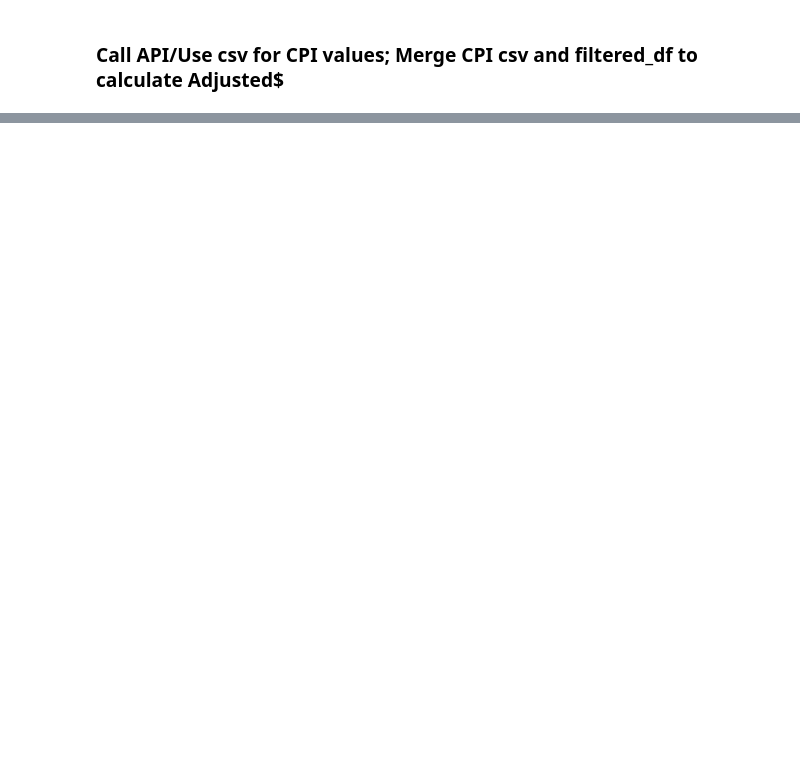
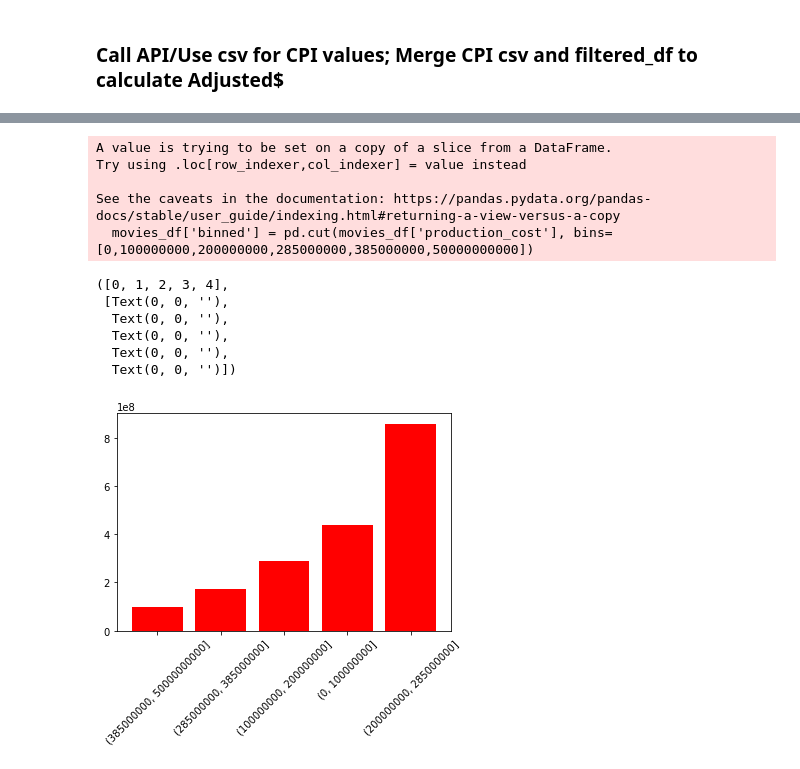
Before and after one commit to geethakan/proj1-eda-top500movies, a Jupyter notebook: MoviesPy/moviepy.ipynb, the cells around one changed output, grey strips where cells are left out. Drawn from its saved outputs; the diff is of its cells as text; code cells hidden in the pictures; blank space fills up the shorter version.

```diff
--- a/MoviesPy/moviepy.ipynb
+++ b/MoviesPy/moviepy.ipynb
@@ -175,7 +428,24 @@ movies_df.head()
 # %%
 #Stacked Bar plot, Budget Vs domestic_gross and worldwide gross for top 25 movies
 movies_df['binned'] = pd.cut(movies_df['production_cost'], bins=[0,100000000,200000000,285000000,385000000,50000000000])
 y_values = movies_df.groupby(['binned'])['domestic_gross'].mean()
-x=movies_df.binned.unique().astype(str)
-plt.bar(x,  y_values.values, color = 'red')
+x_values = movies_df.binned.unique().astype(str)
+plt.bar(x_values,  y_values.values, color = 'red')
 plt.xticks(rotation = 45)
+
+#topmovies_df = movies_df.loc[(movies_df.production_cost> 285000000)  &
+                                  #(movies_df.domestic_gross >= 28500000)]
+#topmovies_df.groupby(['production_cost','domestic_gross']).size().unstack().plot(kind='bar', stacked = True)
+# %% [output]
+A value is trying to be set on a copy of a slice from a DataFrame.
+Try using .loc[row_indexer,col_indexer] = value instead
+
+See the caveats in the documentation: https://pandas.pydata.org/pandas-docs/stable/user_guide/indexing.html#returning-a-view-versus-a-copy
+  movies_df['binned'] = pd.cut(movies_df['production_cost'], bins=[0,100000000,200000000,285000000,385000000,50000000000])
+([0, 1, 2, 3, 4],
+ [Text(0, 0, ''),
+  Text(0, 0, ''),
+  Text(0, 0, ''),
+  Text(0, 0, ''),
+  Text(0, 0, '')])
+[figure, added]
```
Also changed, not shown: parts of 60 cells of this notebook, 9 other files.
